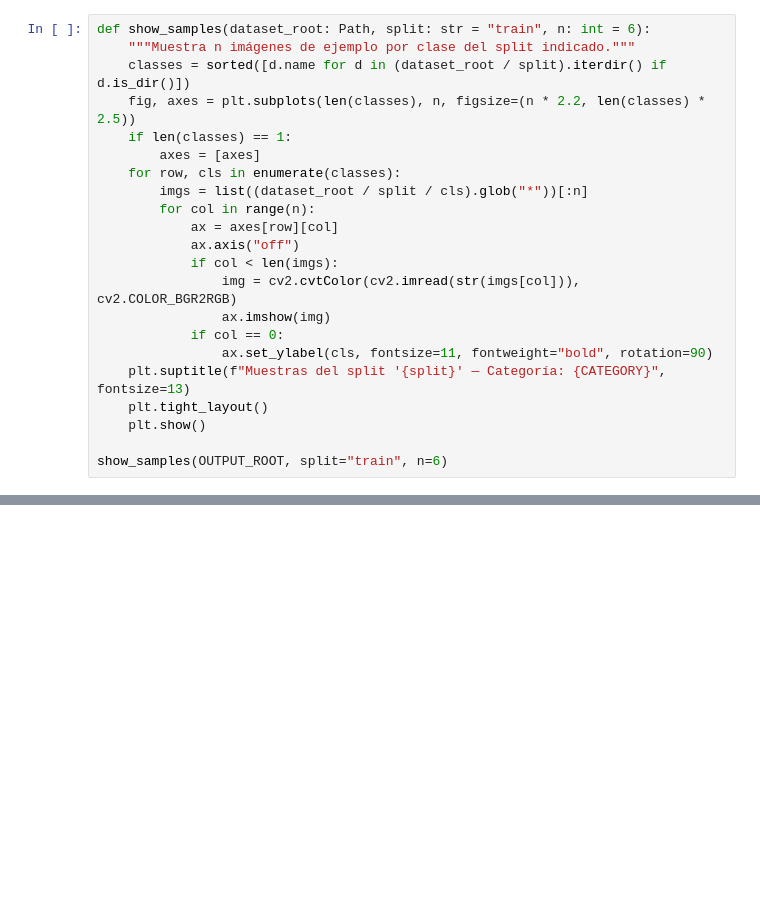
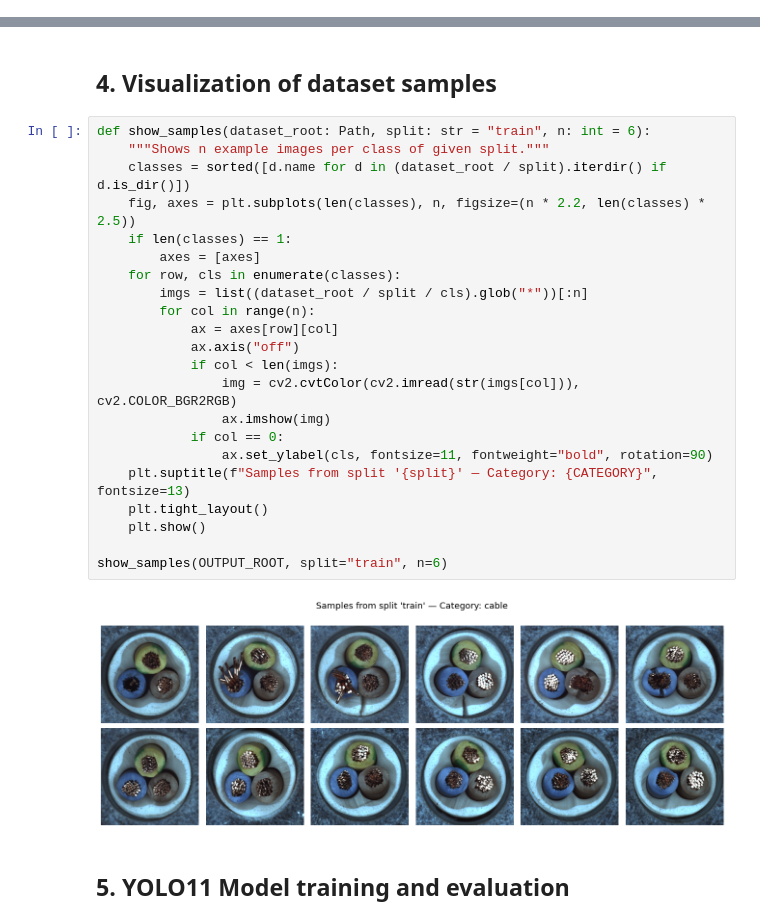
Before and after one commit to sthefortega/defect-vision, a Jupyter notebook: notebooks/3.0-eot-YOLO.ipynb, the cells around one changed output, grey strips where cells are left out. Saved outputs shown, nothing was run; the diff lists cells and outputs as text; blank space fills up the shorter version.

Commit message:
updated modelling notebooks format

```diff
--- a/notebooks/3.0-eot-YOLO.ipynb
+++ b/notebooks/3.0-eot-YOLO.ipynb
@@ -235,22 +0,0 @@ Dataset listo en: /content/mvtec_cable_yolo_cls
-# %%
-def show_samples(dataset_root: Path, split: str = "train", n: int = 6):
-    """Muestra n imágenes de ejemplo por clase del split indicado."""
-    classes = sorted([d.name for d in (dataset_root / split).iterdir() if d.is_dir()])
-    fig, axes = plt.subplots(len(classes), n, figsize=(n * 2.2, len(classes) * 2.5))
-    if len(classes) == 1:
-        axes = [axes]
-    for row, cls in enumerate(classes):
-        imgs = list((dataset_root / split / cls).glob("*"))[:n]
-        for col in range(n):
-            ax = axes[row][col]
-            ax.axis("off")
-            if col < len(imgs):
-                img = cv2.cvtColor(cv2.imread(str(imgs[col])), cv2.COLOR_BGR2RGB)
-                ax.imshow(img)
-            if col == 0:
-                ax.set_ylabel(cls, fontsize=11, fontweight="bold", rotation=90)
-    plt.suptitle(f"Muestras del split '{split}' — Categoría: {CATEGORY}", fontsize=13)
-    plt.tight_layout()
-    plt.show()
-
-show_samples(OUTPUT_ROOT, split="train", n=6)
@@ -483,0 +253,28 @@ Accuracy global sobre test MVTec original: 92.67%
+# %% [markdown]
+## 4. Visualization of dataset samples
+# %%
+def show_samples(dataset_root: Path, split: str = "train", n: int = 6):
+    """Shows n example images per class of given split."""
+    classes = sorted([d.name for d in (dataset_root / split).iterdir() if d.is_dir()])
+    fig, axes = plt.subplots(len(classes), n, figsize=(n * 2.2, len(classes) * 2.5))
+    if len(classes) == 1:
+        axes = [axes]
+    for row, cls in enumerate(classes):
+        imgs = list((dataset_root / split / cls).glob("*"))[:n]
+        for col in range(n):
+            ax = axes[row][col]
+            ax.axis("off")
+            if col < len(imgs):
+                img = cv2.cvtColor(cv2.imread(str(imgs[col])), cv2.COLOR_BGR2RGB)
+                ax.imshow(img)
+            if col == 0:
+                ax.set_ylabel(cls, fontsize=11, fontweight="bold", rotation=90)
+    plt.suptitle(f"Samples from split '{split}' — Category: {CATEGORY}", fontsize=13)
+    plt.tight_layout()
+    plt.show()
+
+show_samples(OUTPUT_ROOT, split="train", n=6)
+# %% [output]
+[figure, added]
+# %% [markdown]
+## 5. YOLO11 Model training and evaluation
```
Also changed, not shown: parts of 40 cells of this notebook, 2 other files.
